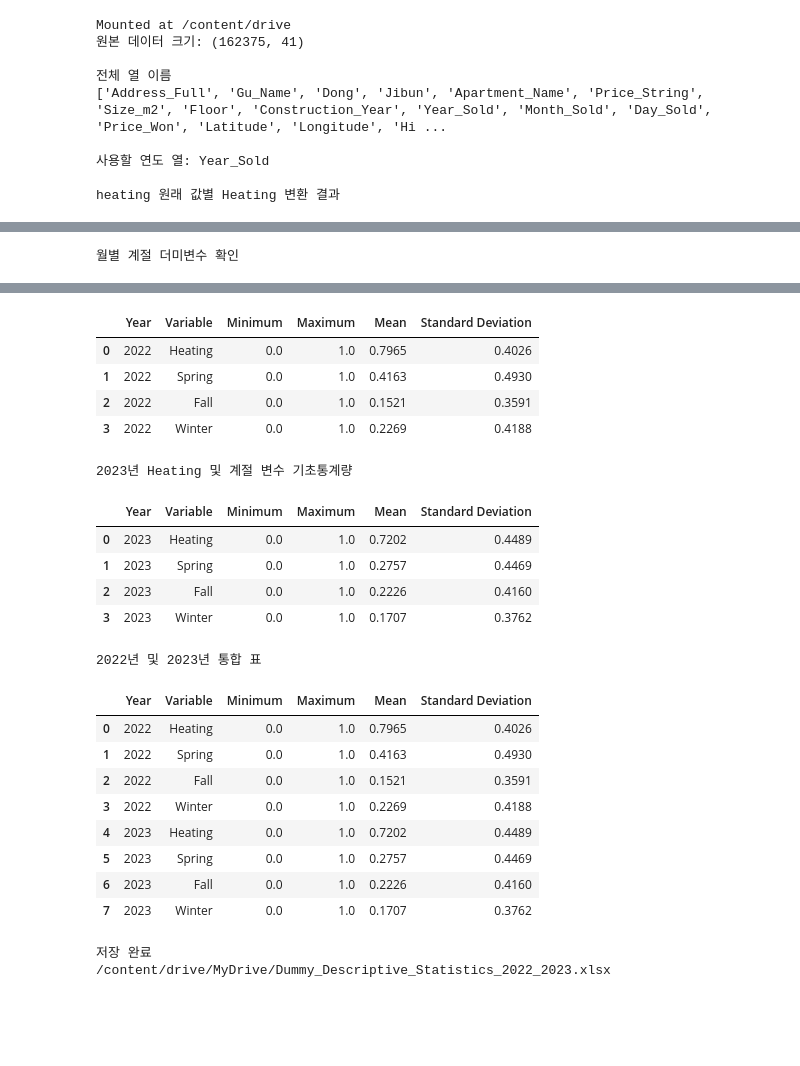
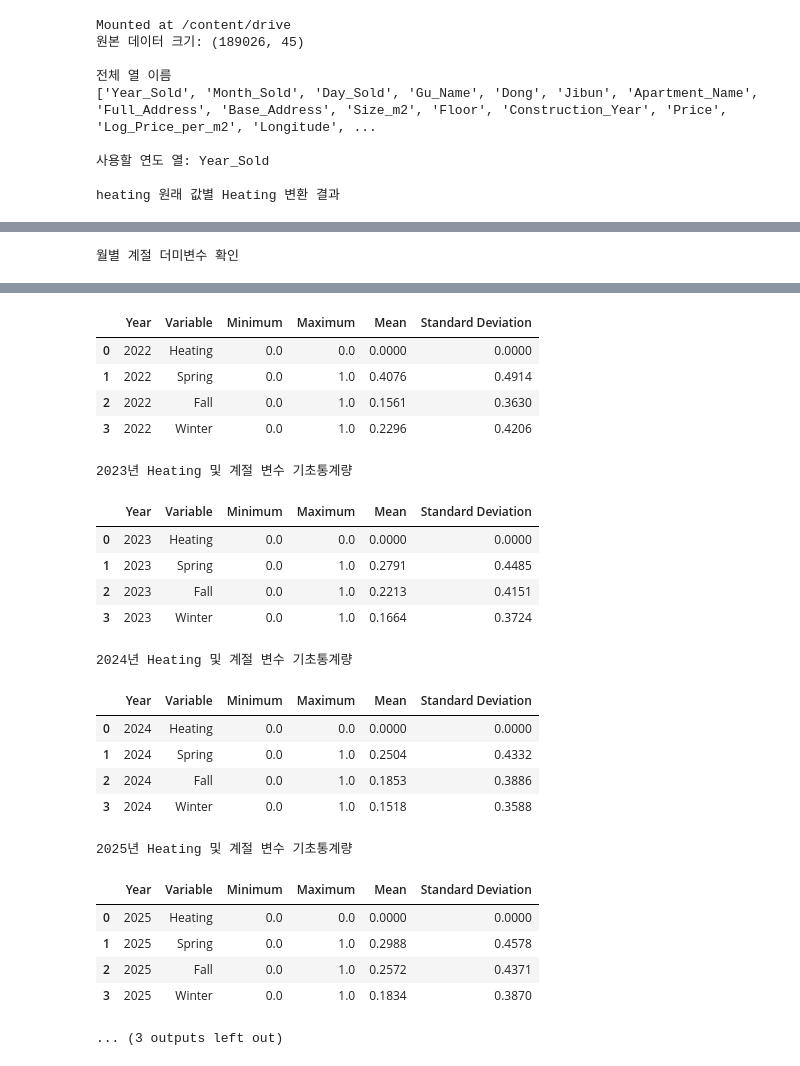
Before and after one commit to Le2se0hy/XAI_An, a Jupyter notebook: 기초통계량.ipynb, the cells around one changed output, grey strips where cells are left out. Saved outputs shown, nothing was run; the diff lists cells and outputs as text; code cells hidden in the pictures; blank space fills up the shorter version.

```diff
--- a/기초통계량.ipynb
+++ b/기초통계량.ipynb
@@ -338,7 +376,7 @@ print("\n사용할 연도 열:", year_col)
 # ============================================================
 required_columns = [
     year_col,
-    'heating',
+    'Heating',
     'Month_Sold'
 ]
 
@@ -368,7 +406,7 @@ df[year_col] = pd.to_numeric(
 # 나머지는 모두 0
 # ============================================================
 heating_clean = (
-    df['heating']
+    df['Heating']
     .fillna('')
     .astype(str)
     .str.strip()
@@ -433,7 +471,7 @@ df['Winter'] = (
 print("\nheating 원래 값별 Heating 변환 결과")
 
 heating_check = (
-    df.groupby('heating', dropna=False)['Heating']
+    df.groupby('Heating', dropna=False)['Heating']
     .agg(['count', 'min', 'max', 'mean'])
     .reset_index()
 )
@@ -518,13 +556,26 @@ stats_2023_dummy = make_descriptive_stats(
     df,
     2023
 )
-
+stats_2024_dummy = make_descriptive_stats(
+    df,
+    2024
+)
+stats_2025_dummy = make_descriptive_stats(
+    df,
+    2025
+)
 
 print("\n2022년 Heating 및 계절 변수 기초통계량")
 display(stats_2022_dummy)
 
 print("\n2023년 Heating 및 계절 변수 기초통계량")
 display(stats_2023_dummy)
+
+print("\n2024년 Heating 및 계절 변수 기초통계량")
+display(stats_2024_dummy)
+
+print("\n2025년 Heating 및 계절 변수 기초통계량")
+display(stats_2025_dummy)
 
 
 # ============================================================
@@ -533,7 +584,9 @@ display(stats_2023_dummy)
 stats_dummy_total = pd.concat(
     [
         stats_2022_dummy,
-        stats_2023_dummy
+        stats_2023_dummy,
+        stats_2024_dummy,
+        stats_2025_dummy
     ],
     ignore_index=True
 )
@@ -567,6 +620,18 @@ with pd.ExcelWriter(
         index=False
     )
 
+    stats_2024_dummy.to_excel(
+        writer,
+        sheet_name='2024년',
+        index=False
+    )
+
+    stats_2025_dummy.to_excel(
+        writer,
+        sheet_name='2025년',
+        index=False
+    )
+
     stats_dummy_total.to_excel(
         writer,
         sheet_name='2022_2023 통합',
@@ -590,10 +655,10 @@ print("\n저장 완료")
 print(output_path)
 # %% [output]
 Mounted at /content/drive
-원본 데이터 크기: (162375, 41)
+원본 데이터 크기: (189026, 45)
 
 전체 열 이름
-['Address_Full', 'Gu_Name', 'Dong', 'Jibun', 'Apartment_Name', 'Price_String', 'Size_m2', 'Floor', 'Construction_Year', 'Year_Sold', 'Month_Sold', 'Day_Sold', 'Price_Won', 'Latitude', 'Longitude', 'Hi ...
+['Year_Sold', 'Month_Sold', 'Day_Sold', 'Gu_Name', 'Dong', 'Jibun', 'Apartment_Name', 'Full_Address', 'Base_Address', 'Size_m2', 'Floor', 'Construction_Year', 'Price', 'Log_Price_per_m2', 'Longitude', ...
 
 사용할 연도 열: Year_Sold
 
@@ -625,25 +688,26 @@ heating 원래 값별 Heating 변환 결과
 
 2022년 Heating 및 계절 변수 기초통계량
 |  | Year | Variable | Minimum | Maximum | Mean | Standard Deviation |
-| 0 | 2022 | Heating | 0.0 | 1.0 | 0.7965 | 0.4026 |
-| 1 | 2022 | Spring | 0.0 | 1.0 | 0.4163 | 0.4930 |
-| 2 | 2022 | Fall | 0.0 | 1.0 | 0.1521 | 0.3591 |
-| 3 | 2022 | Winter | 0.0 | 1.0 | 0.2269 | 0.4188 |
+| 0 | 2022 | Heating | 0.0 | 0.0 | 0.0000 | 0.0000 |
+| 1 | 2022 | Spring | 0.0 | 1.0 | 0.4076 | 0.4914 |
+| 2 | 2022 | Fall | 0.0 | 1.0 | 0.1561 | 0.3630 |
+| 3 | 2022 | Winter | 0.0 | 1.0 | 0.2296 | 0.4206 |
 2023년 Heating 및 계절 변수 기초통계량
 |  | Year | Variable | Minimum | Maximum | Mean | Standard Deviation |
-| 0 | 2023 | Heating | 0.0 | 1.0 | 0.7202 | 0.4489 |
-| 1 | 2023 | Spring | 0.0 | 1.0 | 0.2757 | 0.4469 |
-| 2 | 2023 | Fall | 0.0 | 1.0 | 0.2226 | 0.4160 |
-| 3 | 2023 | Winter | 0.0 | 1.0 | 0.1707 | 0.3762 |
+| 0 | 2023 | Heating | 0.0 | 0.0 | 0.0000 | 0.0000 |
+| 1 | 2023 | Spring | 0.0 | 1.0 | 0.2791 | 0.4485 |
+| 2 | 2023 | Fall | 0.0 | 1.0 | 0.2213 | 0.4151 |
+| 3 | 2023 | Winter | 0.0 | 1.0 | 0.1664 | 0.3724 |
-2022년 및 2023년 통합 표
+2024년 Heating 및 계절 변수 기초통계량
 |  | Year | Variable | Minimum | Maximum | Mean | Standard Deviation |
-| 0 | 2022 | Heating | 0.0 | 1.0 | 0.7965 | 0.4026 |
-| 1 | 2022 | Spring | 0.0 | 1.0 | 0.4163 | 0.4930 |
-| 2 | 2022 | Fall | 0.0 | 1.0 | 0.1521 | 0.3591 |
-| 3 | 2022 | Winter | 0.0 | 1.0 | 0.2269 | 0.4188 |
-| 4 | 2023 | Heating | 0.0 | 1.0 | 0.7202 | 0.4489 |
-| 5 | 2023 | Spring | 0.0 | 1.0 | 0.2757 | 0.4469 |
-| 6 | 2023 | Fall | 0.0 | 1.0 | 0.2226 | 0.4160 |
-| 7 | 2023 | Winter | 0.0 | 1.0 | 0.1707 | 0.3762 |
+| 0 | 2024 | Heating | 0.0 | 0.0 | 0.0000 | 0.0000 |
+| 1 | 2024 | Spring | 0.0 | 1.0 | 0.2504 | 0.4332 |
+| 2 | 2024 | Fall | 0.0 | 1.0 | 0.1853 | 0.3886 |
+| 3 | 2024 | Winter | 0.0 | 1.0 | 0.1518 | 0.3588 |
-저장 완료
-/content/drive/MyDrive/Dummy_Descriptive_Statistics_2022_2023.xlsx
+2025년 Heating 및 계절 변수 기초통계량
+|  | Year | Variable | Minimum | Maximum | Mean | Standard Deviation |
+| 0 | 2025 | Heating | 0.0 | 0.0 | 0.0000 | 0.0000 |
+| 1 | 2025 | Spring | 0.0 | 1.0 | 0.2988 | 0.4578 |
+| 2 | 2025 | Fall | 0.0 | 1.0 | 0.2572 | 0.4371 |
+| 3 | 2025 | Winter | 0.0 | 1.0 | 0.1834 | 0.3870 |
+... (3 outputs left out)
```
Also changed, not shown: parts of 2 cells of this notebook.
